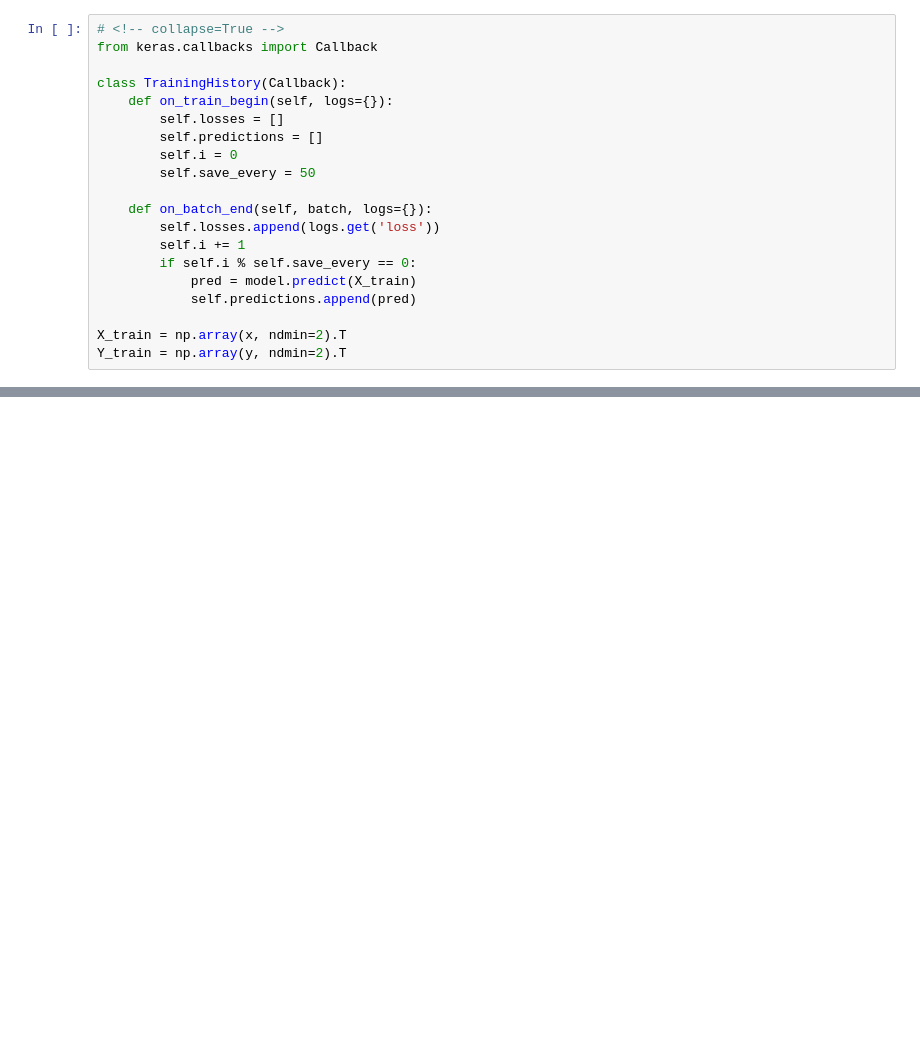
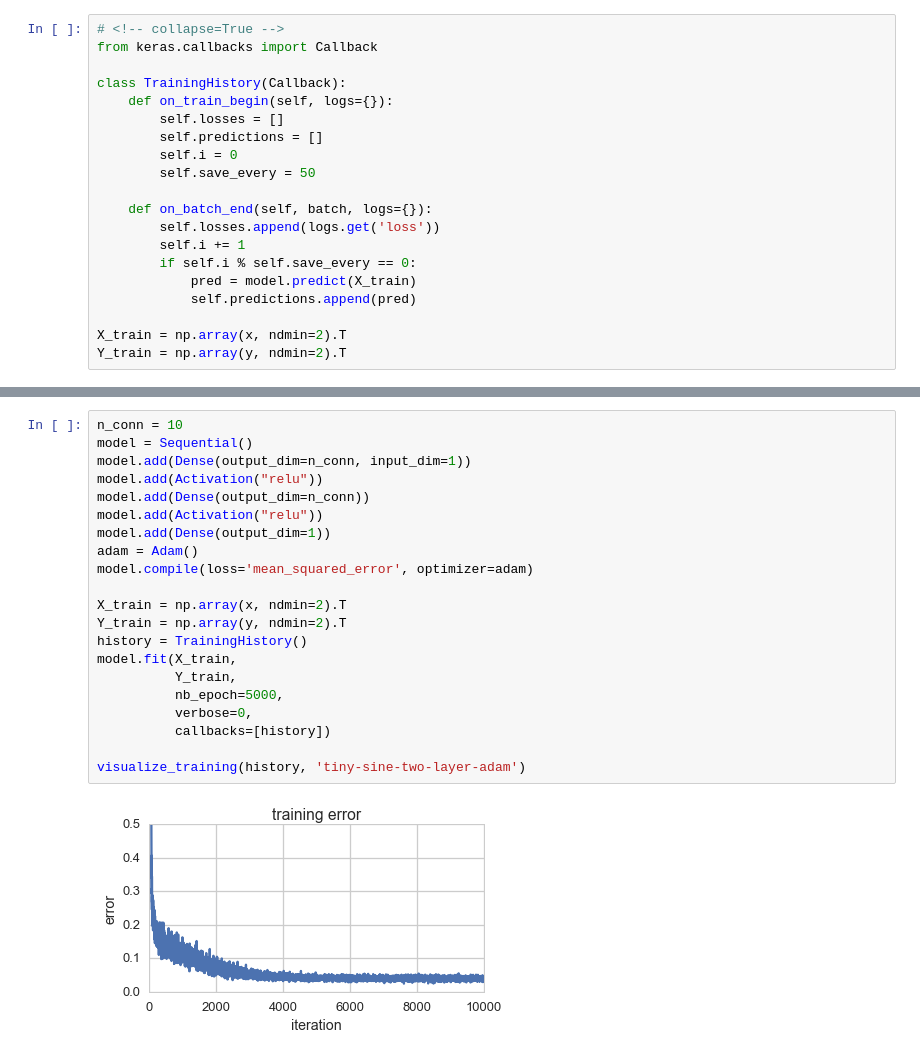
Before and after one commit to dan-tee/blog, a Jupyter notebook: content/notebooks/watch-tiny-neural-nets-learn.ipynb, the cells around one changed output, grey strips where cells are left out. Drawn from its saved outputs; the diff is of its cells as text; blank space fills up the shorter version.

```diff
--- a/content/notebooks/watch-tiny-neural-nets-learn.ipynb
+++ b/content/notebooks/watch-tiny-neural-nets-learn.ipynb
@@ -148,0 +176,23 @@ video('../videos/tiny-sine-tuned.mp4')
+# %%
+n_conn = 10
+model = Sequential()
+model.add(Dense(output_dim=n_conn, input_dim=1))
+model.add(Activation("relu"))
+model.add(Dense(output_dim=n_conn))
+model.add(Activation("relu"))
+model.add(Dense(output_dim=1))
+adam = Adam()
+model.compile(loss='mean_squared_error', optimizer=adam)
+
+X_train = np.array(x, ndmin=2).T
+Y_train = np.array(y, ndmin=2).T
+history = TrainingHistory()
+model.fit(X_train,
+          Y_train,
+          nb_epoch=5000,
+          verbose=0,
+          callbacks=[history])
+
+visualize_training(history, 'tiny-sine-two-layer-adam')
+# %% [output]
+[figure, added]
```
Also changed, not shown: parts of 11 cells of this notebook, 25 other files.
